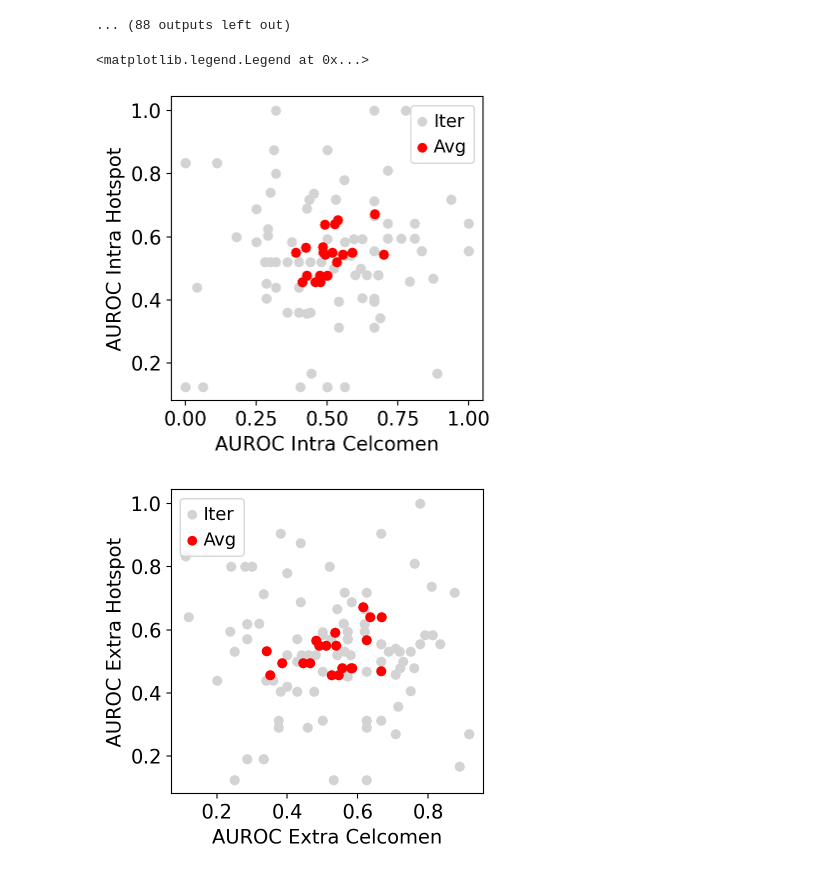
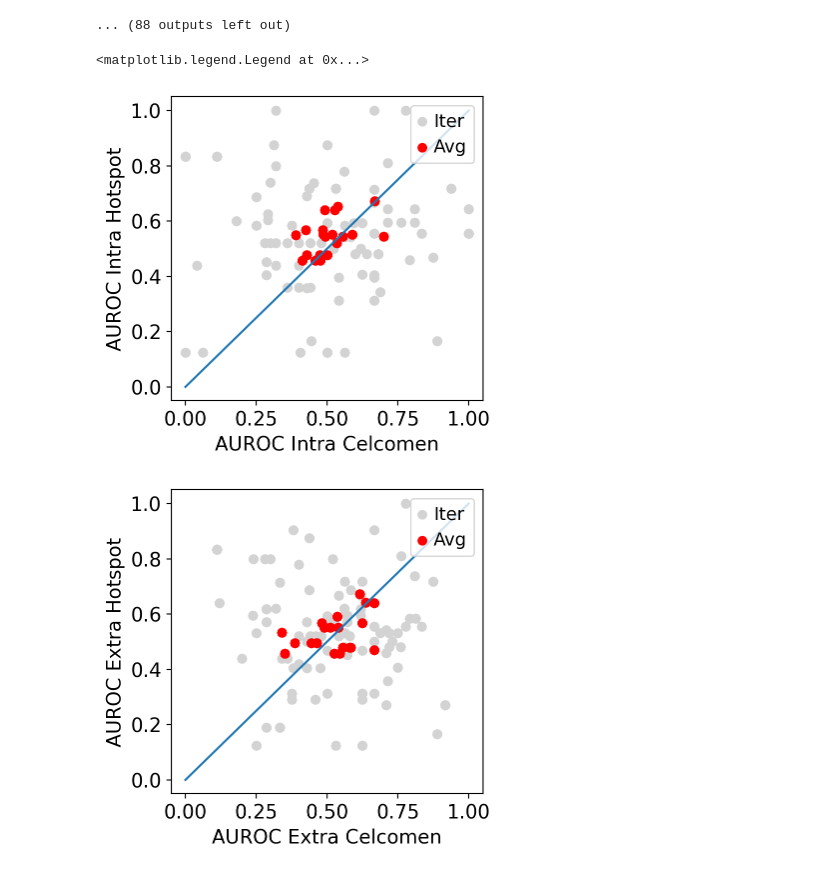
Before and after one commit to Teichlab/celcomen, a Jupyter notebook: 250620_combinations_prev_celcomen_nopo_selfcustom.ipynb, the cells around one changed output. Cells and saved outputs as stored; diff of their text form; code cells hidden in the pictures.

```diff
--- a/250620_combinations_prev_celcomen_nopo_selfcustom.ipynb
+++ b/250620_combinations_prev_celcomen_nopo_selfcustom.ipynb
@@ -629,21 +629,23 @@ avg_stats = compiled.groupby(['gen_func','adj_func','ex_in_same']).mean().reset_
 # %%
 # look at specific comparisons
 fig, ax = plt.subplots(); ax.grid(False)
 ax.scatter(compiled['auroc_in_celcomen'], compiled['auroc_in_hotspot'], color='lightgray', label='Iter')
 ax.scatter(avg_stats['auroc_in_celcomen'], avg_stats['auroc_in_hotspot'], color='r', label='Avg')
 ax.set(xlabel='AUROC Intra Celcomen', ylabel='AUROC Intra Hotspot')
+ax.plot([0, 1], [0, 1])
 ax.legend()
 
 # look at specific comparisons
 fig, ax = plt.subplots(); ax.grid(False)
 ax.scatter(compiled['auroc_ex_celcomen'], compiled['auroc_ex_hotspot'], color='lightgray', label='Iter')
 ax.scatter(avg_stats['auroc_ex_celcomen'], avg_stats['auroc_ex_hotspot'], color='r', label='Avg')
 ax.set(xlabel='AUROC Extra Celcomen', ylabel='AUROC Extra Hotspot')
+ax.plot([0, 1], [0, 1])
 ax.legend()
 # %% [output]
 <matplotlib.legend.Legend at 0x...>
-[figure, old version]
+[figure, new version]
-[figure, old version]
+[figure, new version]
 # %%
 # look at specific comparisons
 fig, ax = plt.subplots(); ax.grid(False)
```
Also changed, not shown: parts of 1 cell of this notebook, 14 other files.
